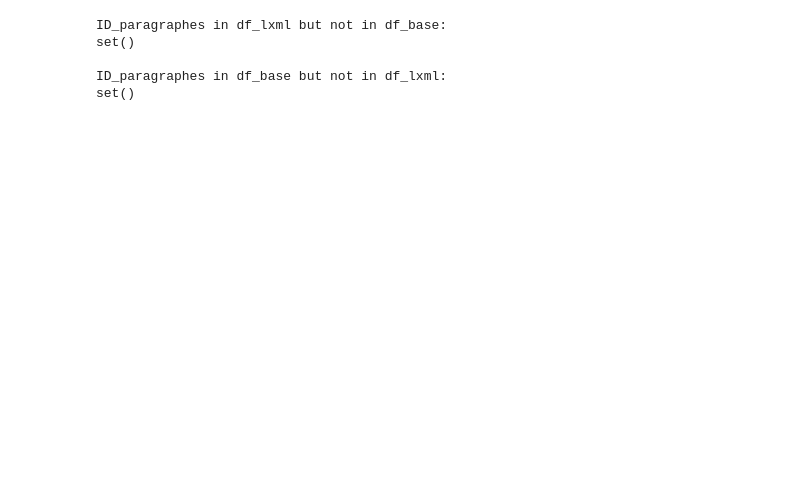
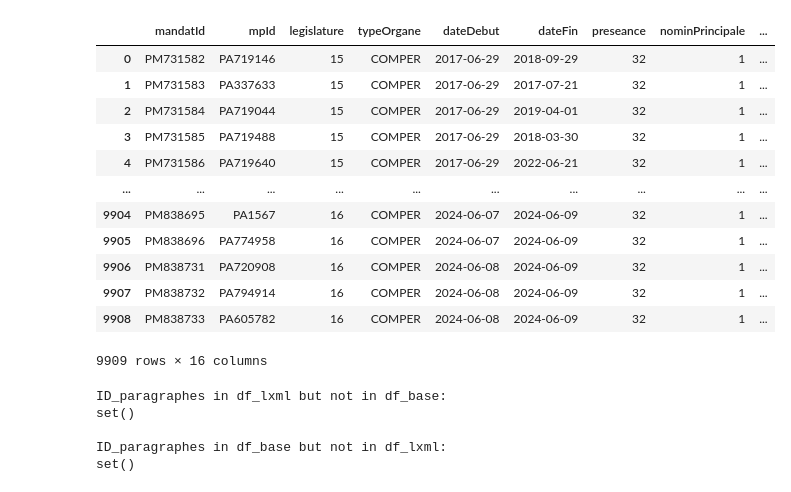
Before and after one commit to Matthias-Levalet/republique-cest-quoi, a Jupyter notebook: notebooks/sandbox.ipynb, the cells around one changed output. Drawn from its saved outputs; the diff is of its cells as text; code cells hidden in the pictures; blank space fills up the shorter version.

```diff
--- a/notebooks/sandbox.ipynb
+++ b/notebooks/sandbox.ipynb
@@ -3,3 +47,21 @@ import pandas as pd
+# %%
+df_mandats = pd.read_csv("../data/raw/id-dep/datan_mandats.csv", encoding="latin1", sep=";")
+# %%
+df_mandats
+# %% [output]
+|  | mandatId | mpId | legislature | typeOrgane | dateDebut | dateFin | preseance | nominPrincipale | ... |
+| 0 | PM731582 | PA719146 | 15 | COMPER | 2017-06-29 | 2018-09-29 | 32 | 1 | ... |
+| 1 | PM731583 | PA337633 | 15 | COMPER | 2017-06-29 | 2017-07-21 | 32 | 1 | ... |
+| 2 | PM731584 | PA719044 | 15 | COMPER | 2017-06-29 | 2019-04-01 | 32 | 1 | ... |
+| 3 | PM731585 | PA719488 | 15 | COMPER | 2017-06-29 | 2018-03-30 | 32 | 1 | ... |
+| 4 | PM731586 | PA719640 | 15 | COMPER | 2017-06-29 | 2022-06-21 | 32 | 1 | ... |
+| ... | ... | ... | ... | ... | ... | ... | ... | ... | ... |
+| 9904 | PM838695 | PA1567 | 16 | COMPER | 2024-06-07 | 2024-06-09 | 32 | 1 | ... |
+| 9905 | PM838696 | PA774958 | 16 | COMPER | 2024-06-07 | 2024-06-09 | 32 | 1 | ... |
+| 9906 | PM838731 | PA720908 | 16 | COMPER | 2024-06-08 | 2024-06-09 | 32 | 1 | ... |
+| 9907 | PM838732 | PA794914 | 16 | COMPER | 2024-06-08 | 2024-06-09 | 32 | 1 | ... |
+| 9908 | PM838733 | PA605782 | 16 | COMPER | 2024-06-08 | 2024-06-09 | 32 | 1 | ... |
+9909 rows × 16 columns
 # %%
 df_lxml = pd.read_csv("../data/interim/assemblee_extrait_lxml.csv", low_memory=False, dtype={"ID_orateur": str})
 # %%
```
Also changed, not shown: parts of 5 cells of this notebook, 2 other files.
